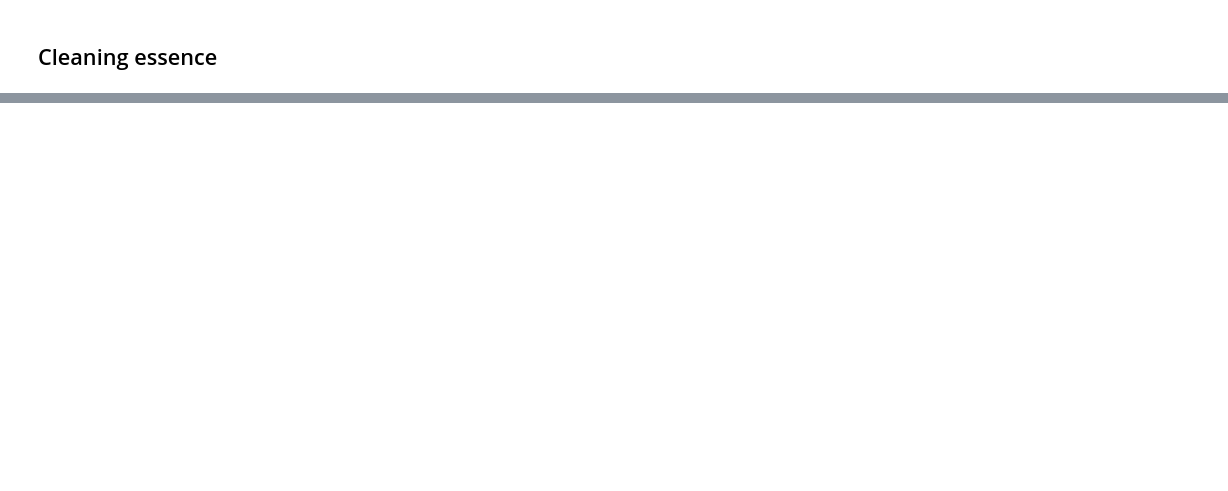
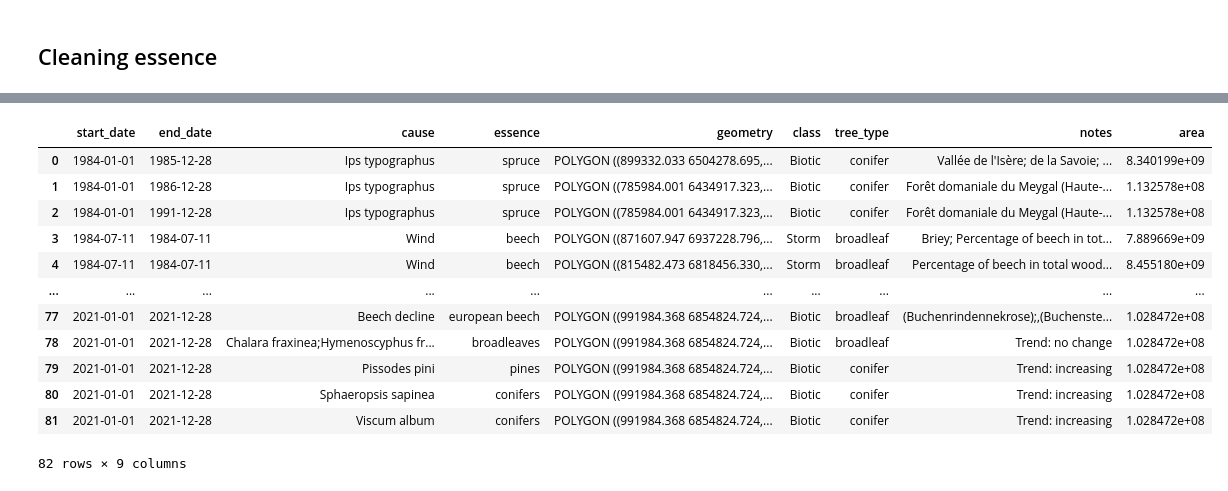
Before and after one commit to ArthurCalvi/Disturbance-Attribution-Dataset-Joining, a Jupyter notebook: process-datasets/Process_DFDE_FR.ipynb, the cells around one changed output, grey strips where cells are left out. Cells and saved outputs as stored; diff of their text form; code cells hidden in the pictures; blank space fills up the shorter version.

```diff
--- a/process-datasets/Process_DFDE_FR.ipynb
+++ b/process-datasets/Process_DFDE_FR.ipynb
@@ -98,0 +81,4 @@ dfde.to_parquet('../data/processed_datasets/DFDE_1984_2021_EPSG4326_FR.parquet')
+# %%
+import geopandas as gpd
+epsg = 'epsg:2154'
+dfde = gpd.read_parquet('../data/processed_datasets/DFDE_1984_2021_EPSG4326_FR.parquet').to_crs(epsg)
@@ -98,0 +152,16 @@ dfde.to_parquet('../data/processed_datasets/DFDE_1984_2021_EPSG4326_FR.parquet')
+# %%
+dfde
+# %% [output]
+|  | start_date | end_date | cause | essence | geometry | class | tree_type | notes | area |
+| 0 | 1984-01-01 | 1985-12-28 | Ips typographus | spruce | POLYGON ((899332.033 6504278.695,... | Biotic | conifer | Vallée de l'Isère; de la Savoie; ... | 8.340199e+09 |
+| 1 | 1984-01-01 | 1986-12-28 | Ips typographus | spruce | POLYGON ((785984.001 6434917.323,... | Biotic | conifer | Forêt domaniale du Meygal (Haute-... | 1.132578e+08 |
+| 2 | 1984-01-01 | 1991-12-28 | Ips typographus | spruce | POLYGON ((785984.001 6434917.323,... | Biotic | conifer | Forêt domaniale du Meygal (Haute-... | 1.132578e+08 |
+| 3 | 1984-07-11 | 1984-07-11 | Wind | beech | POLYGON ((871607.947 6937228.796,... | Storm | broadleaf | Briey; Percentage of beech in tot... | 7.889669e+09 |
+| 4 | 1984-07-11 | 1984-07-11 | Wind | beech | POLYGON ((815482.473 6818456.330,... | Storm | broadleaf | Percentage of beech in total wood... | 8.455180e+09 |
+| ... | ... | ... | ... | ... | ... | ... | ... | ... | ... |
+| 77 | 2021-01-01 | 2021-12-28 | Beech decline | european beech | POLYGON ((991984.368 6854824.724,... | Biotic | broadleaf | (Buchenrindennekrose);,(Buchenste... | 1.028472e+08 |
+| 78 | 2021-01-01 | 2021-12-28 | Chalara fraxinea;Hymenoscyphus fr... | broadleaves | POLYGON ((991984.368 6854824.724,... | Biotic | broadleaf | Trend: no change | 1.028472e+08 |
+| 79 | 2021-01-01 | 2021-12-28 | Pissodes pini | pines | POLYGON ((991984.368 6854824.724,... | Biotic | conifer | Trend: increasing | 1.028472e+08 |
+| 80 | 2021-01-01 | 2021-12-28 | Sphaeropsis sapinea | conifers | POLYGON ((991984.368 6854824.724,... | Biotic | conifer | Trend: increasing | 1.028472e+08 |
+| 81 | 2021-01-01 | 2021-12-28 | Viscum album | conifers | POLYGON ((991984.368 6854824.724,... | Biotic | conifer | Trend: increasing | 1.028472e+08 |
+82 rows × 9 columns
```
Also changed, not shown: parts of 5 cells of this notebook, 6 other files.
